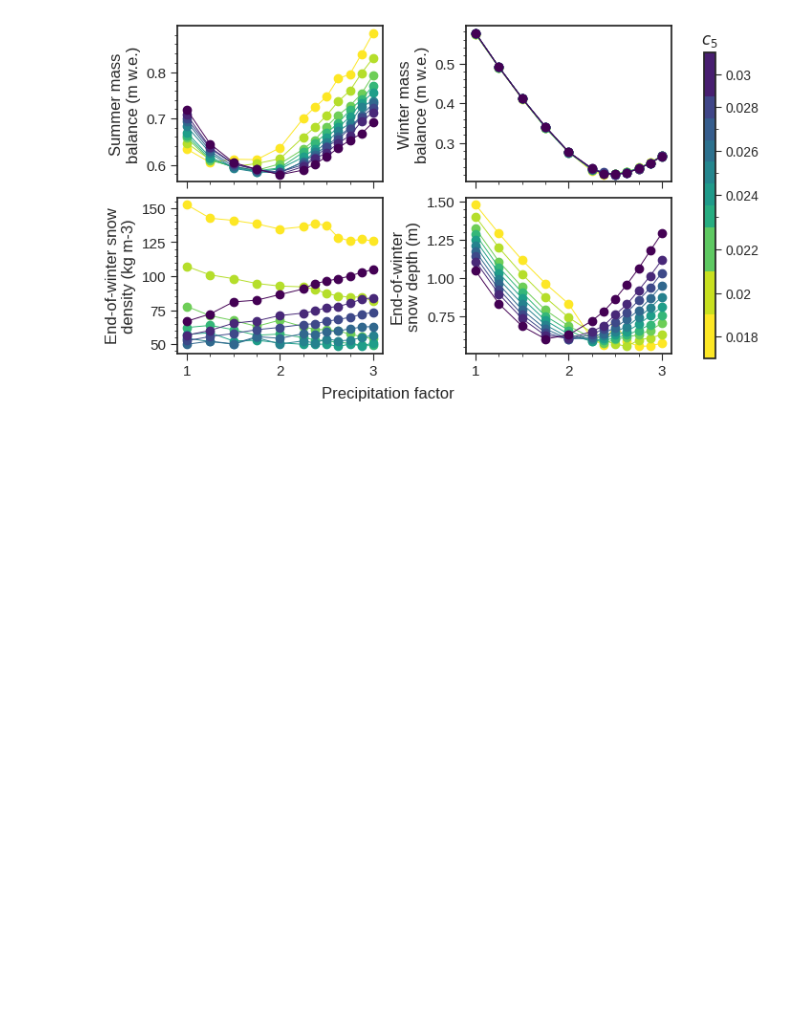
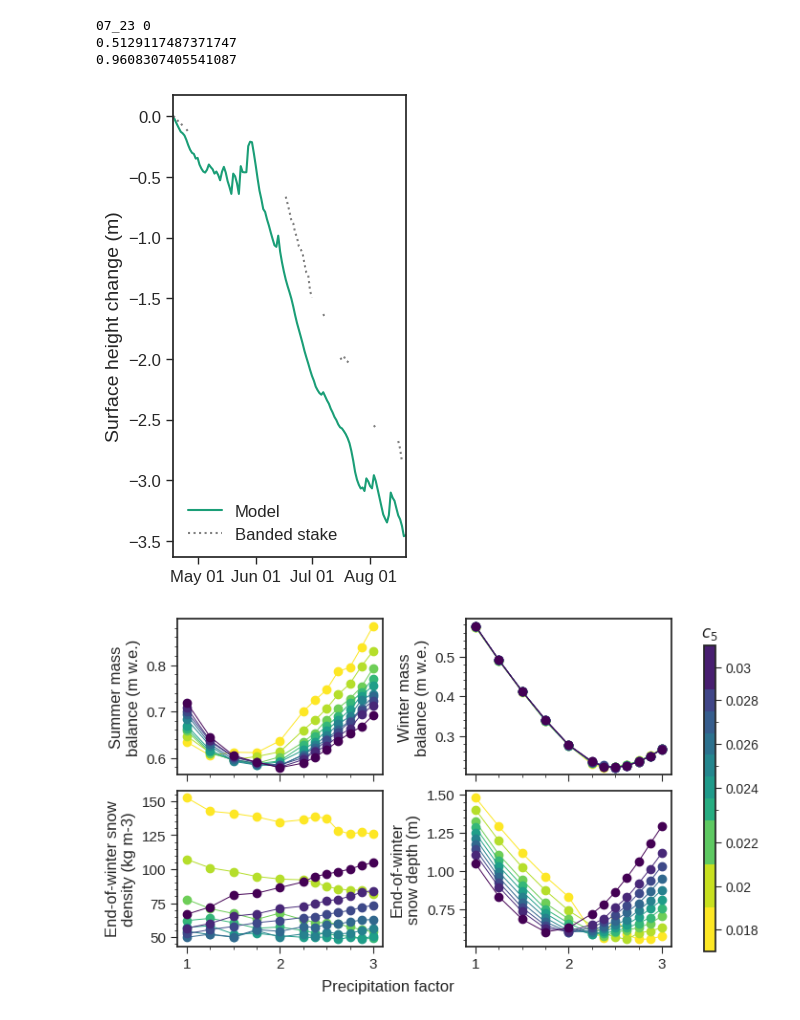
Before and after one commit to clairevwilson/PyGEM-EB, a Jupyter notebook: figs_results.ipynb, the cells around one changed output. Saved outputs shown, nothing was run; the diff lists cells and outputs as text; code cells hidden in the pictures; blank space fills up the shorter version.

```diff
--- a/figs_results.ipynb
+++ b/figs_results.ipynb
@@ -20,3 +35,17 @@ result_dict = gsproc.get_result_dict(force_redo=False)      # Add force_redo=Tru
+# %%
+site = 'D'
+c5 = '0.018'
+kp='2'
+ds = gsproc.get_any(result_dict, c5, kp ,site, '2024')
+plot_2024_mass_balance(ds)
+print(cumulative_mass_balance(ds))
+print(result_dict[c5][kp][site]['2024_MAE'])
+# print(result_dict['0.018']['2'][site]['winter_MAE'],result_dict['0.018']['2'][site]['summer_MAE'],result_dict['0.018']['2'][site]['annual_MAE'])
+# %% [output]
+07_23 0
+0.5129117487371747
+0.9608307405541087
+[figure, added]
 # %%
 # ===== NORMALIZE =====
 lim_percentile = 75
```
Also changed, not shown: parts of 1 cell of this notebook, 4 other files.
